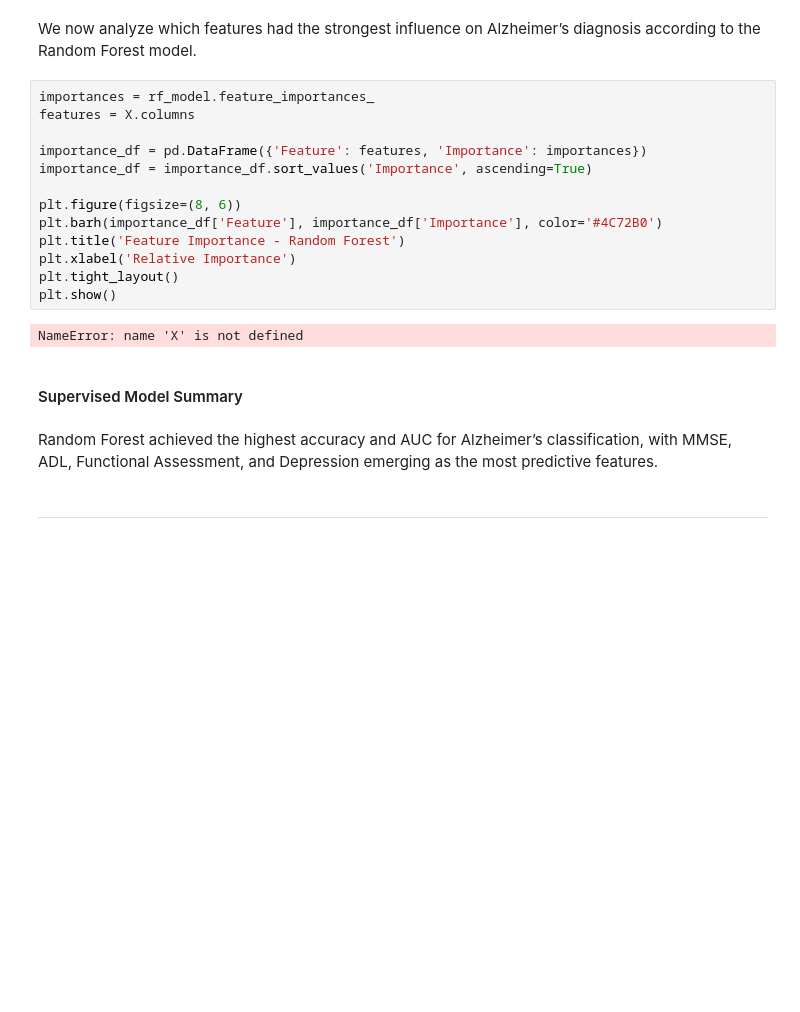
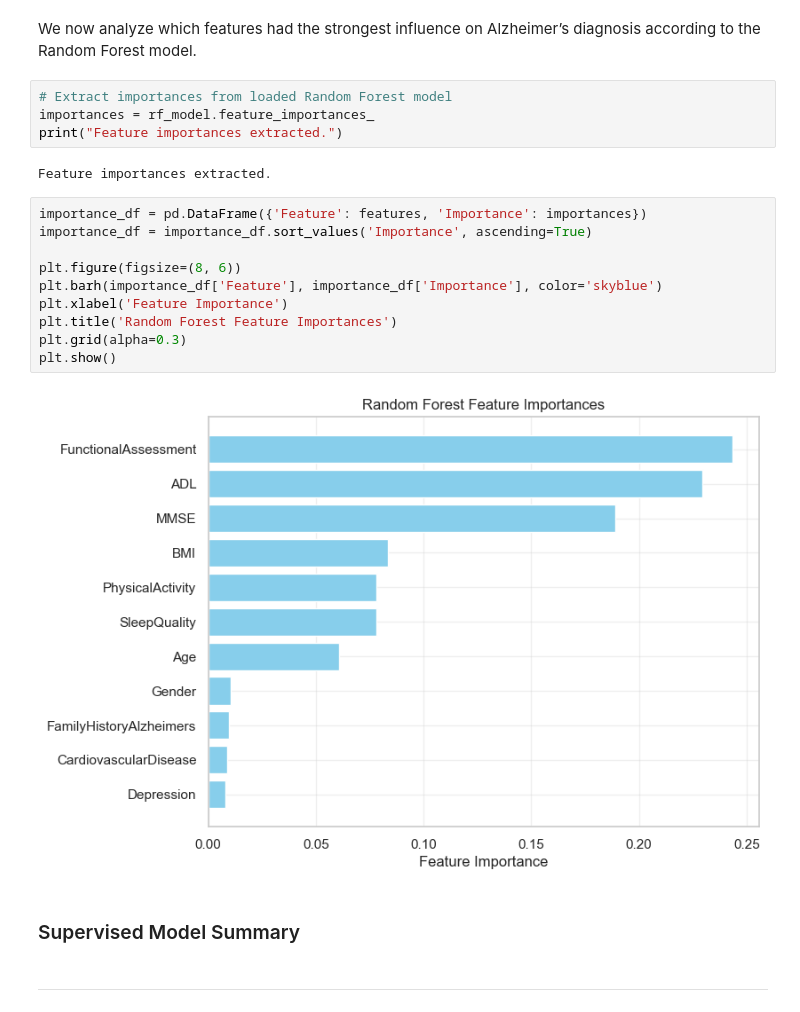
Before and after one commit to FeliciaFavrholdt/BI_EXAM, a Jupyter notebook: Analysis/notebooks/06_Results_And_Interpretation.ipynb.ipynb, the cells around one changed output. Drawn from its saved outputs; the diff is of its cells as text; blank space fills up the shorter version.

```diff
--- a/Analysis/notebooks/06_Results_And_Interpretation.ipynb.ipynb
+++ b/Analysis/notebooks/06_Results_And_Interpretation.ipynb.ipynb
@@ -189,25 +249,26 @@ plt.show()
 ### Feature Importance: Random Forest
 # %% [markdown]
 We now analyze which features had the strongest influence on Alzheimer’s diagnosis according to the Random Forest model.
+# %%
+# Extract importances from loaded Random Forest model
+importances = rf_model.feature_importances_
+print("Feature importances extracted.")
+# %% [output]
+Feature importances extracted.
 # %%
-importances = rf_model.feature_importances_
-features = X.columns
-
 importance_df = pd.DataFrame({'Feature': features, 'Importance': importances})
 importance_df = importance_df.sort_values('Importance', ascending=True)
 
 plt.figure(figsize=(8, 6))
-plt.barh(importance_df['Feature'], importance_df['Importance'], color='#4C72B0')
-plt.title('Feature Importance - Random Forest')
-plt.xlabel('Relative Importance')
-plt.tight_layout()
+plt.barh(importance_df['Feature'], importance_df['Importance'], color='skyblue')
+plt.xlabel('Feature Importance')
+plt.title('Random Forest Feature Importances')
+plt.grid(alpha=0.3)
 plt.show()
 # %% [output]
-NameError: name 'X' is not defined
+[figure, added]
 # %% [markdown]
-#### Supervised Model Summary
+### Supervised Model Summary
-# %% [markdown]
-Random Forest achieved the highest accuracy and AUC for Alzheimer’s classification, with MMSE, ADL, Functional Assessment, and Depression emerging as the most predictive features.
 # %% [markdown]
 ---
 # %% [markdown]
```
Also changed, not shown: parts of 8 cells of this notebook, 6 other files.
